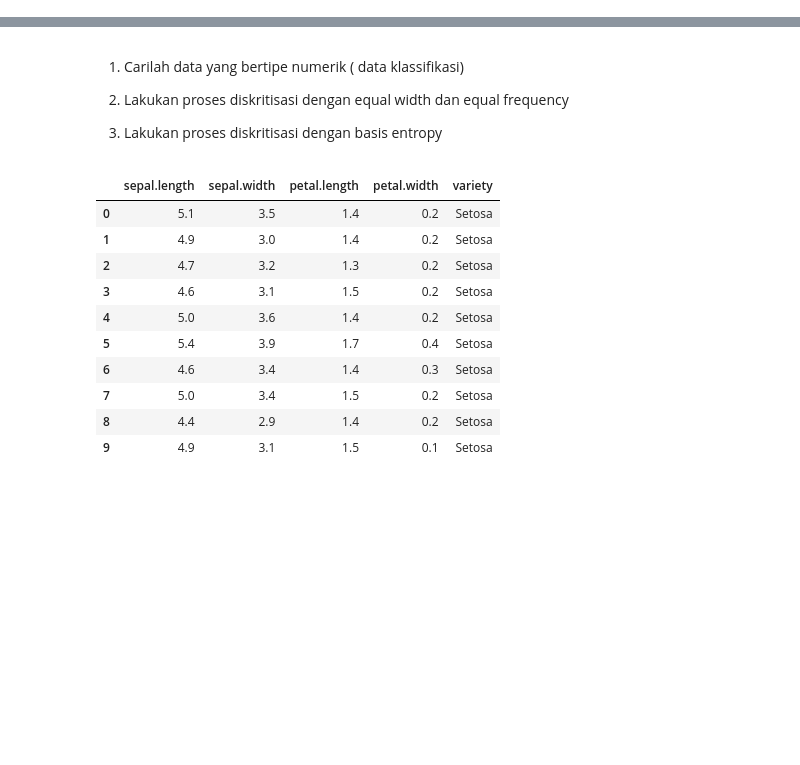
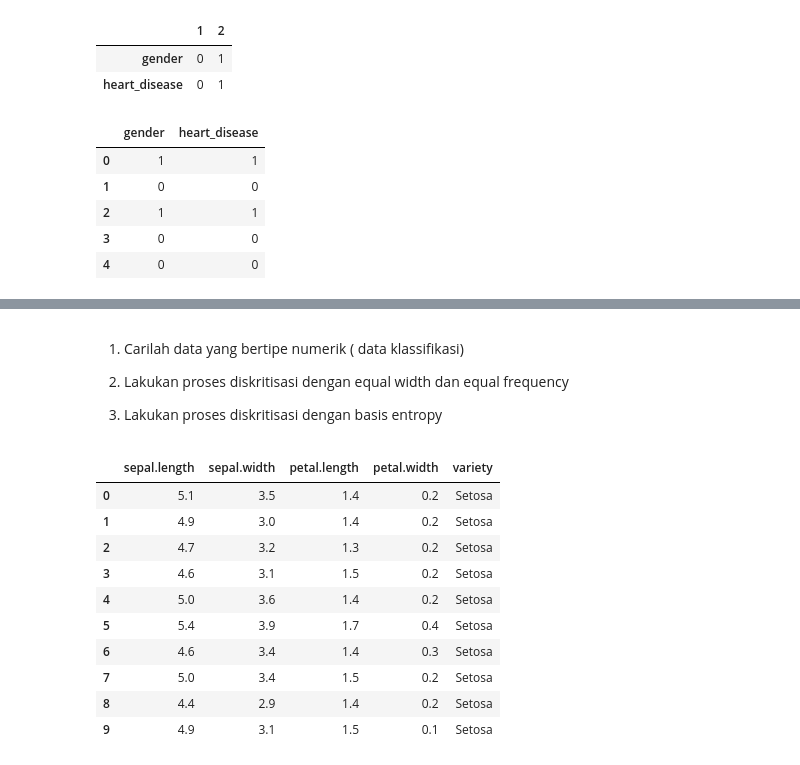
Before and after one commit to Nurul-Faizah/datamining, a Jupyter notebook: _sources/Tugas2.ipynb, the cells around one changed output, grey strips where cells are left out. Cells and saved outputs as stored; diff of their text form; code cells hidden in the pictures; blank space fills up the shorter version.

```diff
--- a/_sources/Tugas2.ipynb
+++ b/_sources/Tugas2.ipynb
@@ -0,0 +105,15 @@
+# %%
+get_dissimilarity_dataset(data, [1,2], ["gender", "heart_disease"]).T
+# %% [output]
+|  | 1 | 2 |
+| gender | 0 | 1 |
+| heart_disease | 0 | 1 |
+# %%
+data.loc[0:4, ["gender", "heart_disease"]]
+# %% [output]
+|  | gender | heart_disease |
+| 0 | 1 | 1 |
+| 1 | 0 | 0 |
+| 2 | 1 | 1 |
+| 3 | 0 | 0 |
+| 4 | 0 | 0 |
```
Also changed, not shown: parts of 45 cells of this notebook, 7 other files.
